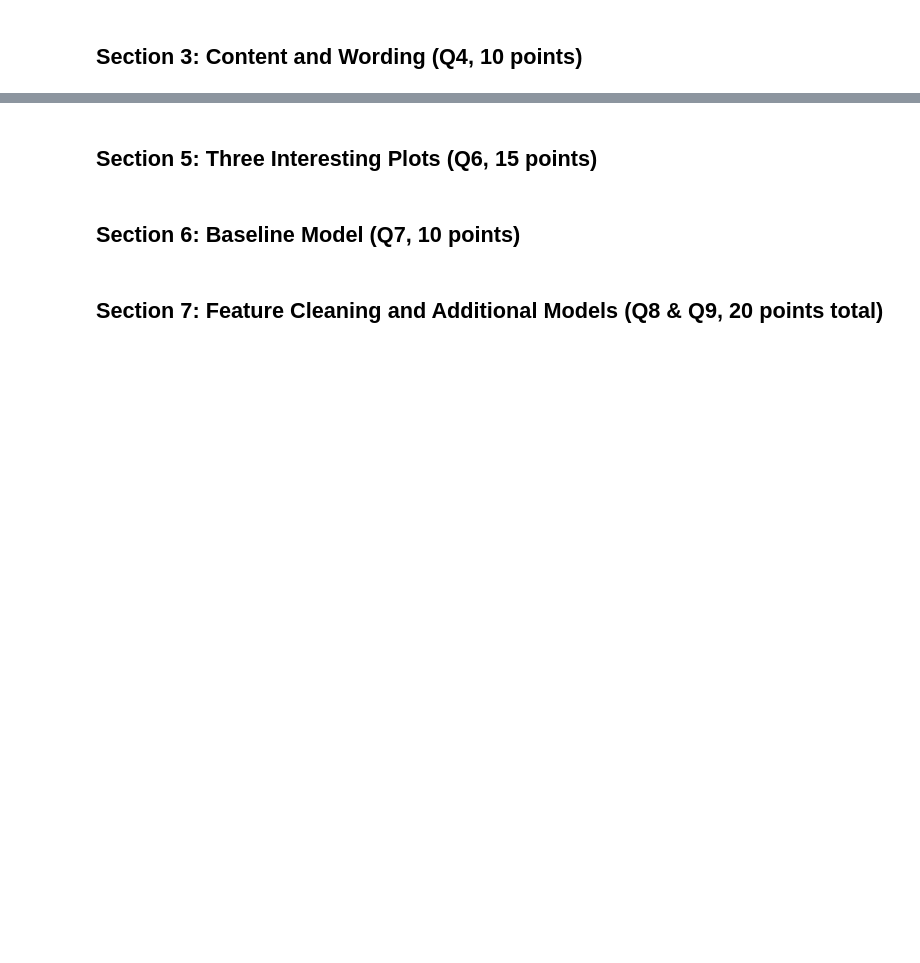
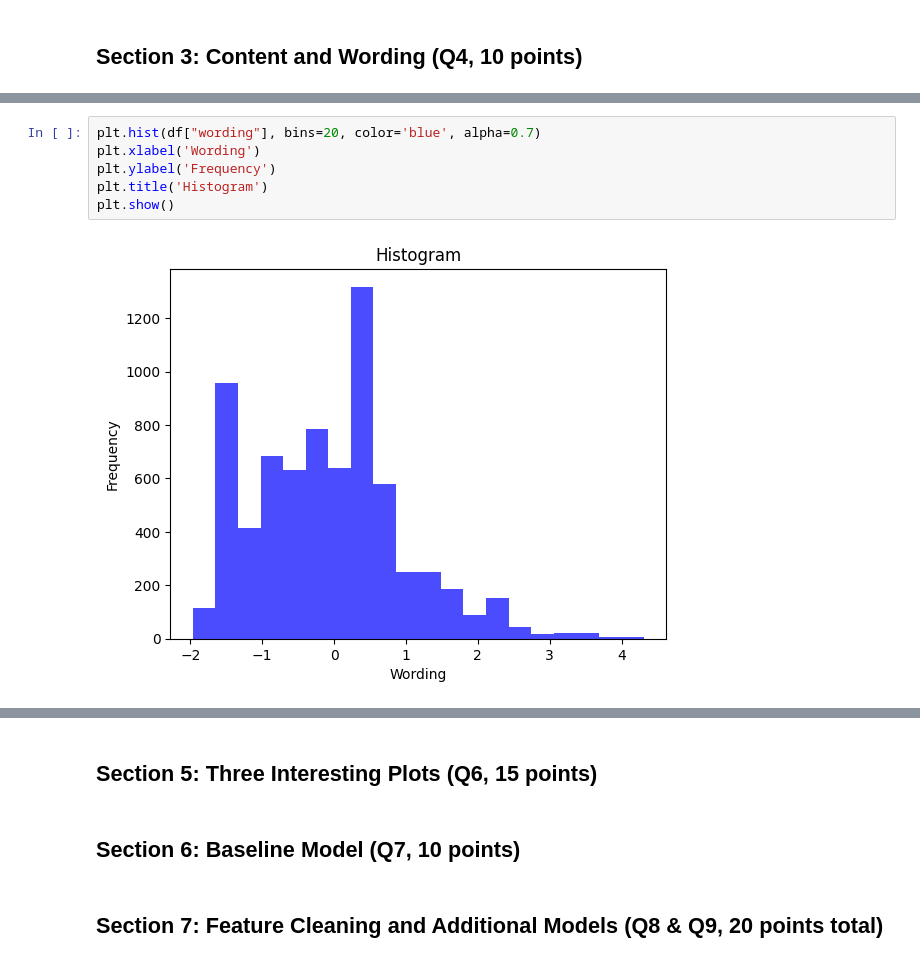
Before and after one commit to PrathameshBagal/Data-Science, a Jupyter notebook: Copy_of_cse519_hw2_last_first_123456789.ipynb, the cells around one changed output, grey strips where cells are left out. Drawn from its saved outputs; the diff is of its cells as text; blank space fills up the shorter version.

```diff
--- a/Copy_of_cse519_hw2_last_first_123456789.ipynb
+++ b/Copy_of_cse519_hw2_last_first_123456789.ipynb
@@ -252,0 +287,8 @@ task2Table.head(10)
+# %%
+plt.hist(df["wording"], bins=20, color='blue', alpha=0.7)
+plt.xlabel('Wording')
+plt.ylabel('Frequency')
+plt.title('Histogram')
+plt.show()
+# %% [output]
+[figure, added]
```
Also changed, not shown: parts of 31 cells of this notebook.
